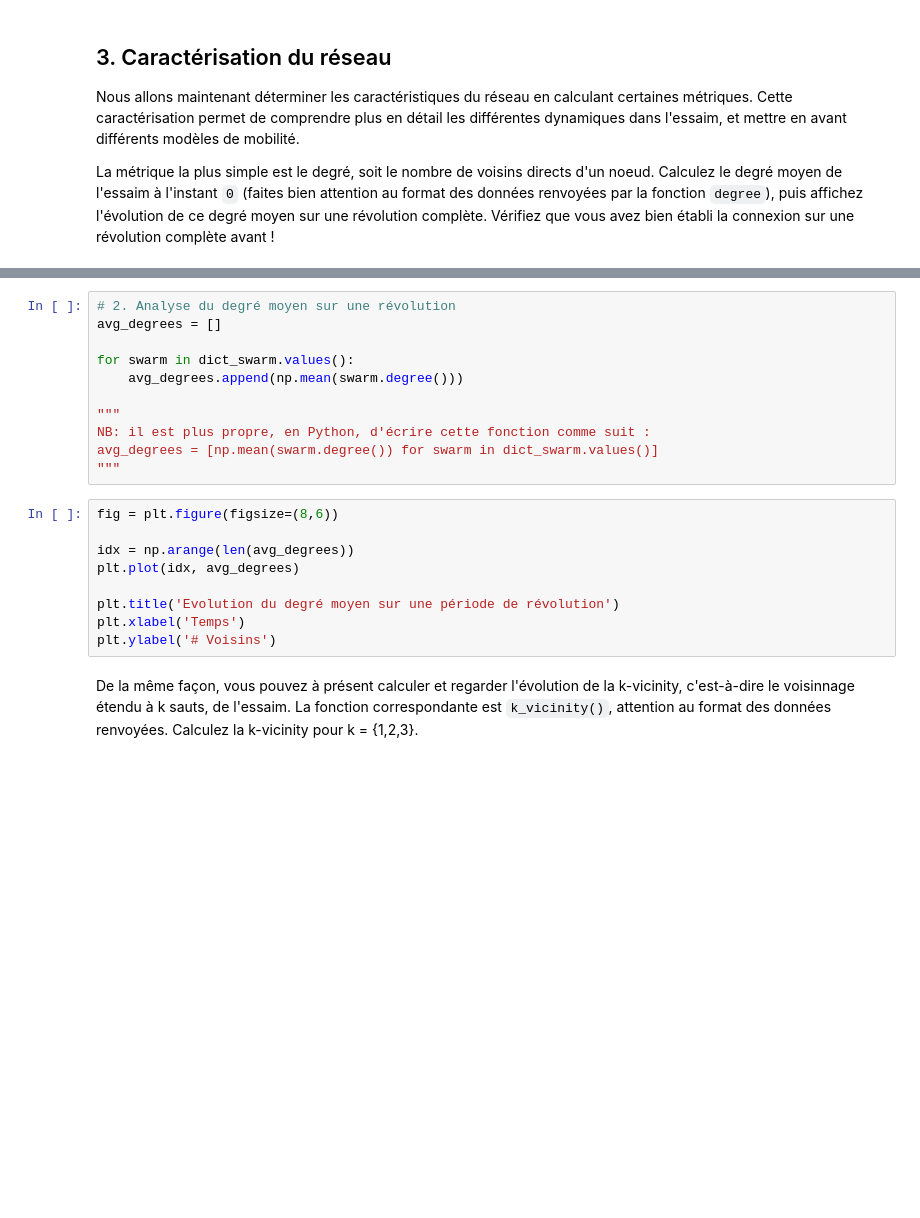
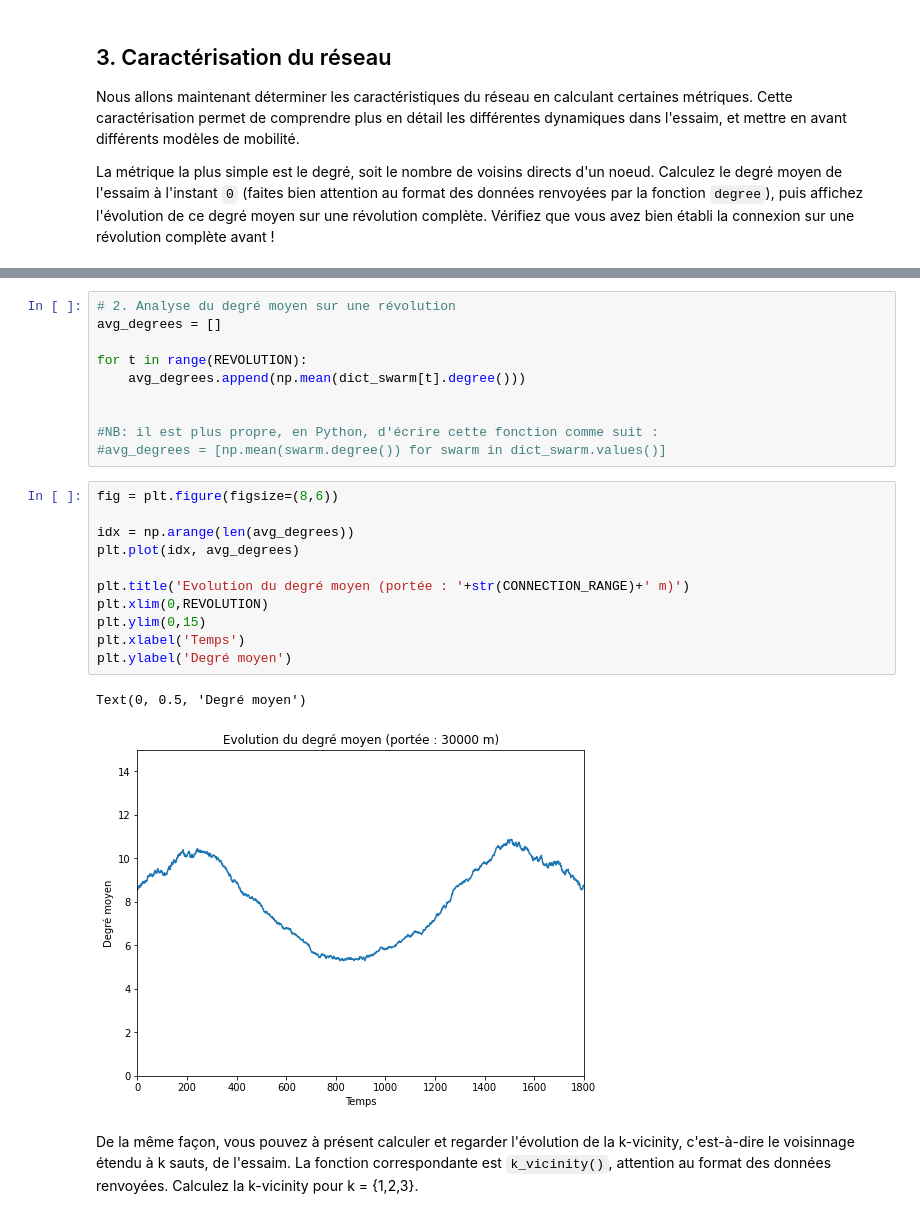
Before and after one commit to eakopyan/SwarmPy_Simulator, a Jupyter notebook: tp/sujet_tp.ipynb, the cells around one changed output, grey strips where cells are left out. Saved outputs shown, nothing was run; the diff lists cells and outputs as text; blank space fills up the shorter version.

```diff
--- a/tp/sujet_tp.ipynb
+++ b/tp/sujet_tp.ipynb
@@ -146,22 +180,26 @@ print(avg_degree)
 # 2. Analyse du degré moyen sur une révolution
 avg_degrees = []
 
-for swarm in dict_swarm.values():
-    avg_degrees.append(np.mean(swarm.degree()))
+for t in range(REVOLUTION):
+    avg_degrees.append(np.mean(dict_swarm[t].degree()))
 
-"""
-NB: il est plus propre, en Python, d'écrire cette fonction comme suit :
-avg_degrees = [np.mean(swarm.degree()) for swarm in dict_swarm.values()]
-"""
+
+#NB: il est plus propre, en Python, d'écrire cette fonction comme suit :
+#avg_degrees = [np.mean(swarm.degree()) for swarm in dict_swarm.values()]
 # %%
 fig = plt.figure(figsize=(8,6))
 
 idx = np.arange(len(avg_degrees))
 plt.plot(idx, avg_degrees)
 
-plt.title('Evolution du degré moyen sur une période de révolution')
+plt.title('Evolution du degré moyen (portée : '+str(CONNECTION_RANGE)+' m)')
+plt.xlim(0,REVOLUTION)
+plt.ylim(0,15)
 plt.xlabel('Temps')
-plt.ylabel('# Voisins')
+plt.ylabel('Degré moyen')
+# %% [output]
+Text(0, 0.5, 'Degré moyen')
+[figure, added]
 # %% [markdown]
 De la même façon, vous pouvez à présent calculer et regarder l'évolution de la k-vicinity, c'est-à-dire le voisinnage étendu à k sauts, de l'essaim. La fonction correspondante est `k_vicinity()`, attention au format des données renvoyées. Calculez la k-vicinity pour k = {1,2,3}.
 # %%
```
Also changed, not shown: parts of 16 cells of this notebook, 1 other file.
